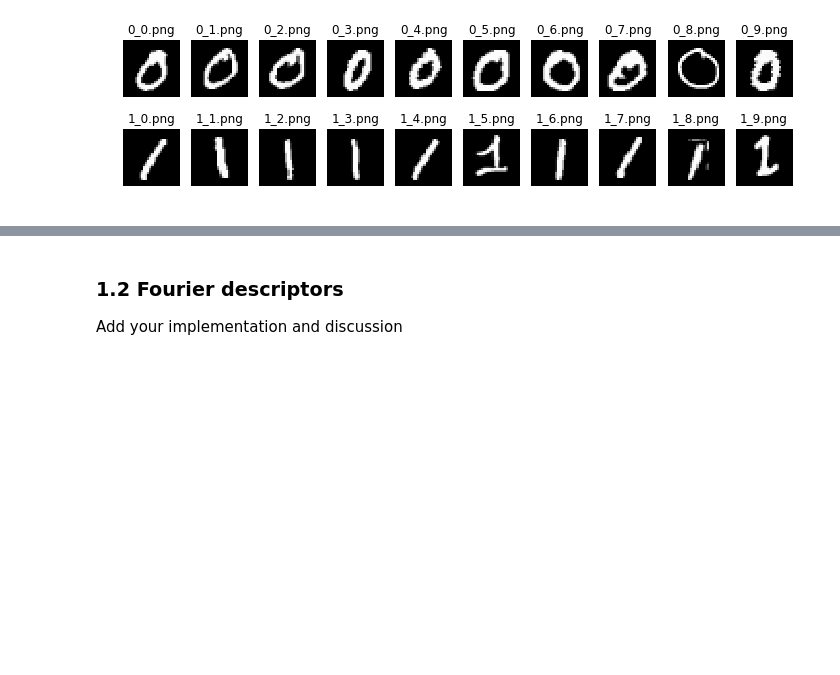
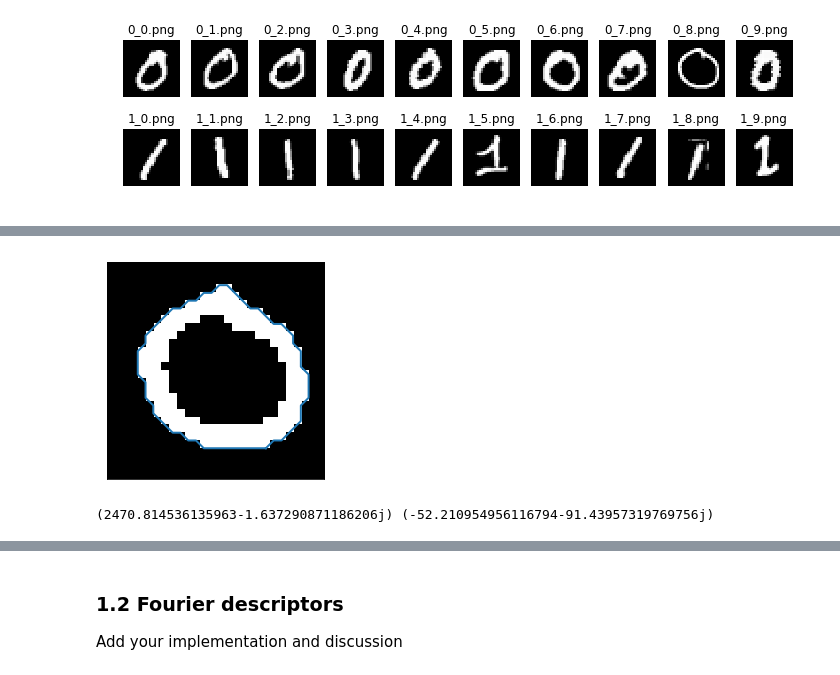
Before and after one commit to emmwel/img_an_pat_rec, a Jupyter notebook: labs/lab_02_object_description.ipynb, the cells around one changed output, grey strips where cells are left out. Saved outputs shown, nothing was run; the diff lists cells and outputs as text; code cells hidden in the pictures; blank space fills up the shorter version.

```diff
--- a/labs/lab_02_object_description.ipynb
+++ b/labs/lab_02_object_description.ipynb
@@ -74,0 +129,25 @@ for ax, im, nm in zip(axes[1], ones_im, ones_names):
+# %%
+image = mp.dilation(threshold(zeros_im[8],200,255))
+contours = measure.find_contours(image,0.5)
+
+# Display the image and plot all contours found
+fig, ax = plt.subplots()
+ax.imshow(image, interpolation='nearest', cmap=plt.cm.gray)
+
+ax.plot(contours[0][:, 1], contours[0][:, 0], linewidth=2)
+
+ax.axis('image')
+ax.set_xticks([])
+ax.set_yticks([])
+plt.show()
+# %% [output]
+[figure, added]
+# %%
+def create_uk(snake):
+    uk = []
+    for pixel in snake:
+        uk.append(pixel[0]+pixel[1] * 1j)
+    return uk
+uk = create_uk(snake)
+# %% [output]
+(2470.814536135963-1.637290871186206j) (-52.210954956116794-91.43957319769756j)
```
Also changed, not shown: parts of 14 cells of this notebook.
